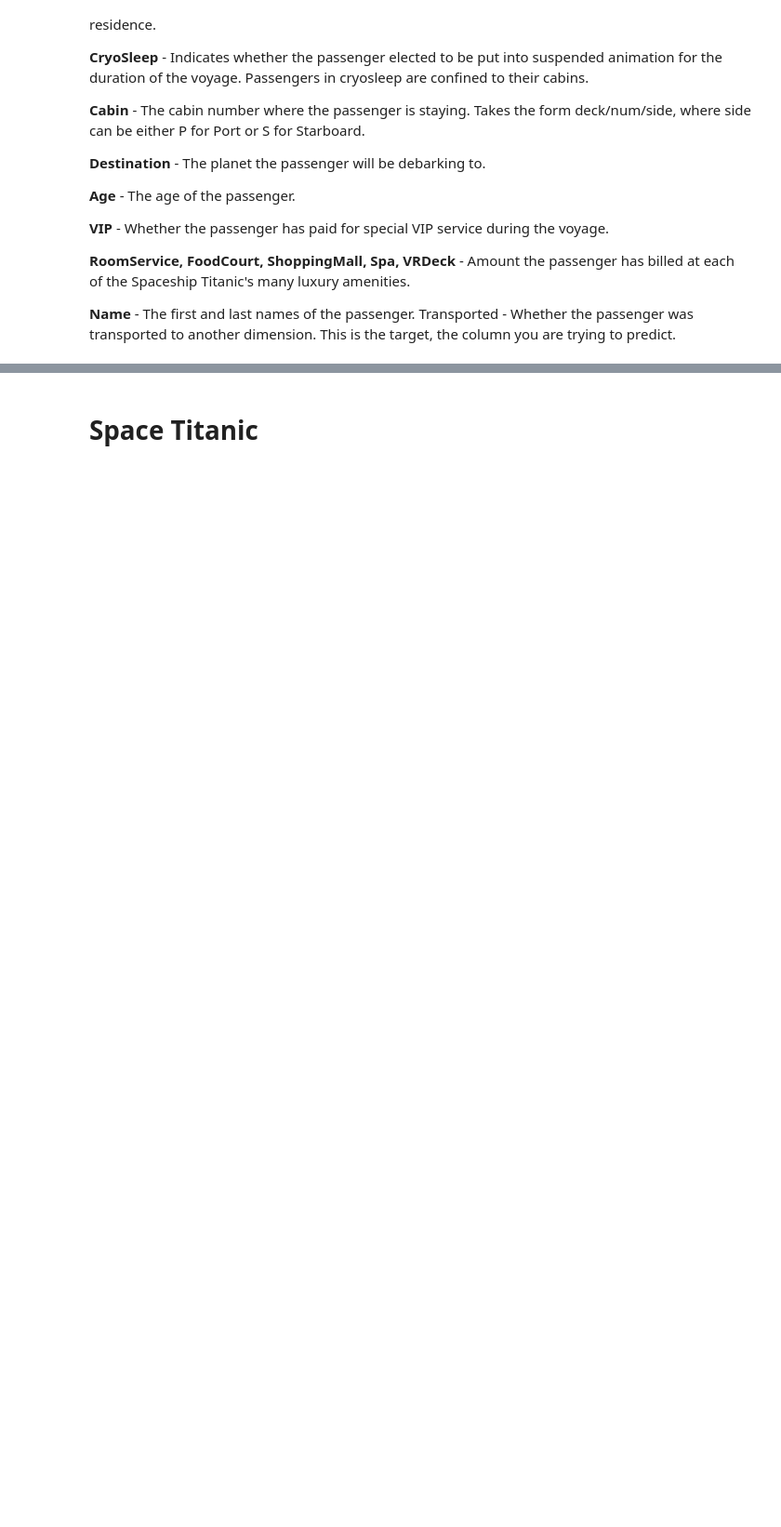
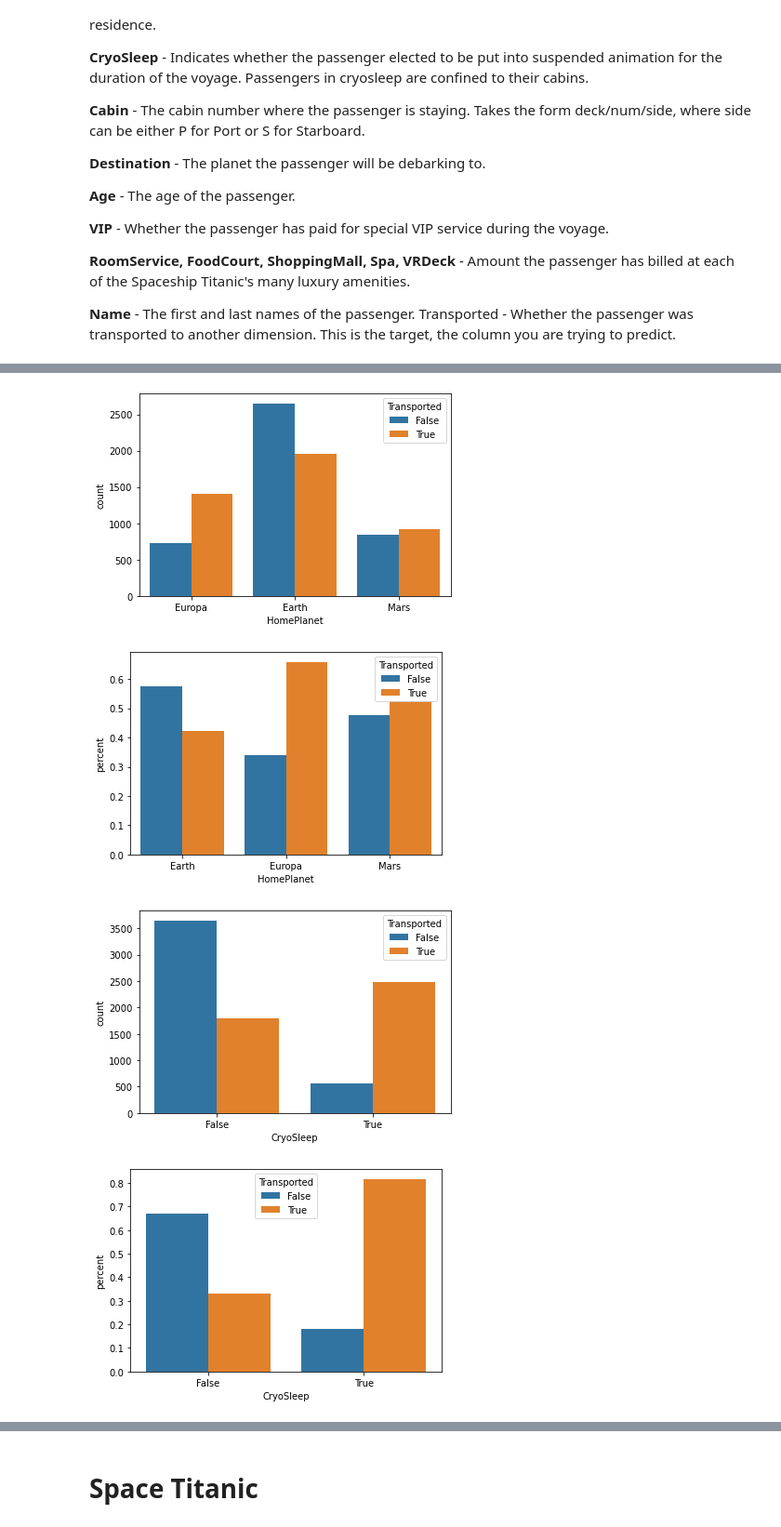
Before and after one commit to JesseWiers/SpaceTitanic, a Jupyter notebook: spacetitanic.ipynb, the cells around one changed output, grey strips where cells are left out. Shown at 93% size. Drawn from its saved outputs; the diff is of its cells as text; code cells hidden in the pictures; blank space fills up the shorter version.

```diff
--- a/spacetitanic.ipynb
+++ b/spacetitanic.ipynb
@@ -174,11 +187,16 @@ plt.show()
 # %%
-features = ['Deck', 'Board', 'HomePlanet', 'CryoSleep', 'Destination', 'VIP']
+features = ['HomePlanet', 'CryoSleep', 'Destination', 'VIP']
 
 for i in features:
     # [2] Two var count
     sns.countplot(x=i, hue='Transported', data=df)
     plt.show()
     # [2b] By percent
     pct2 = (df.groupby([i,'Transported']).size() / df.groupby([i]).size()).reset_index().rename({0:'percent'}, axis=1)
     sns.barplot(x=i, hue='Transported', y='percent', data=pct2)
     plt.show()
+# %% [output]
+[figure, added]
+[figure, added]
+[figure, added]
+[figure, added]
```
Also changed, not shown: parts of 36 cells of this notebook.
